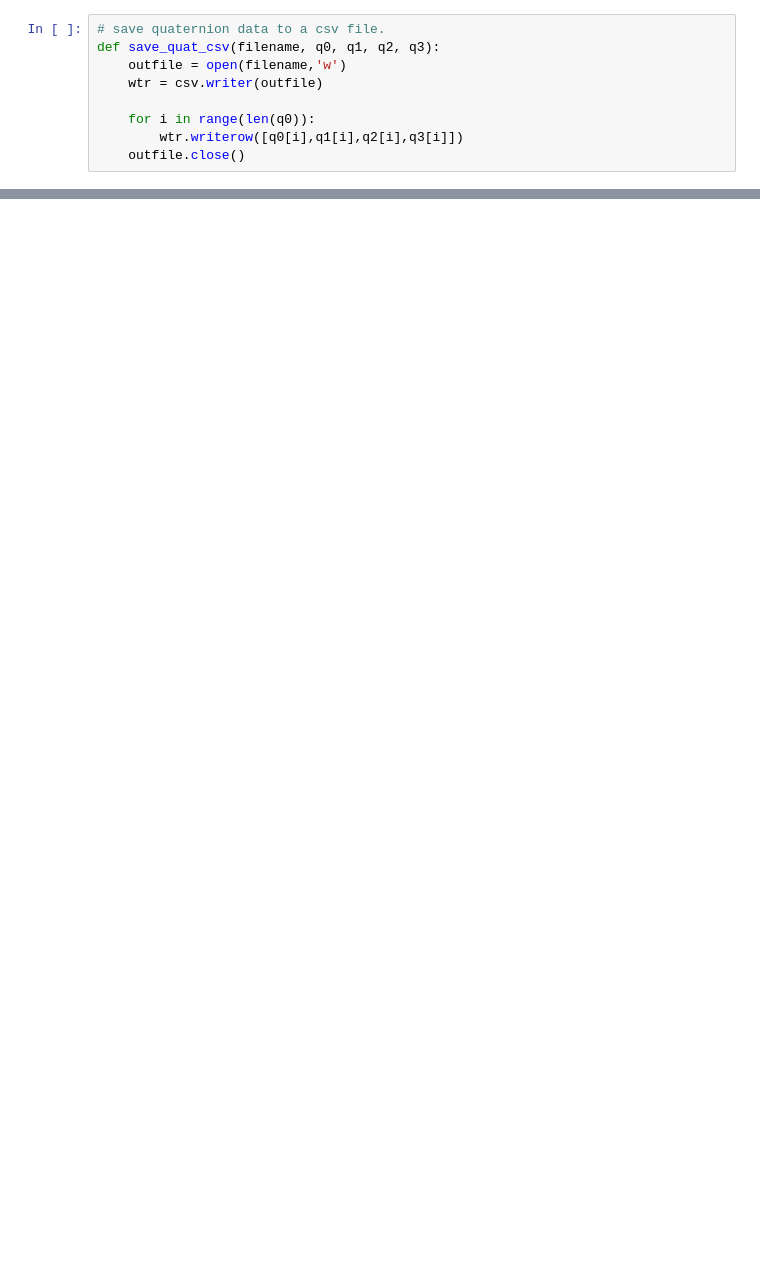
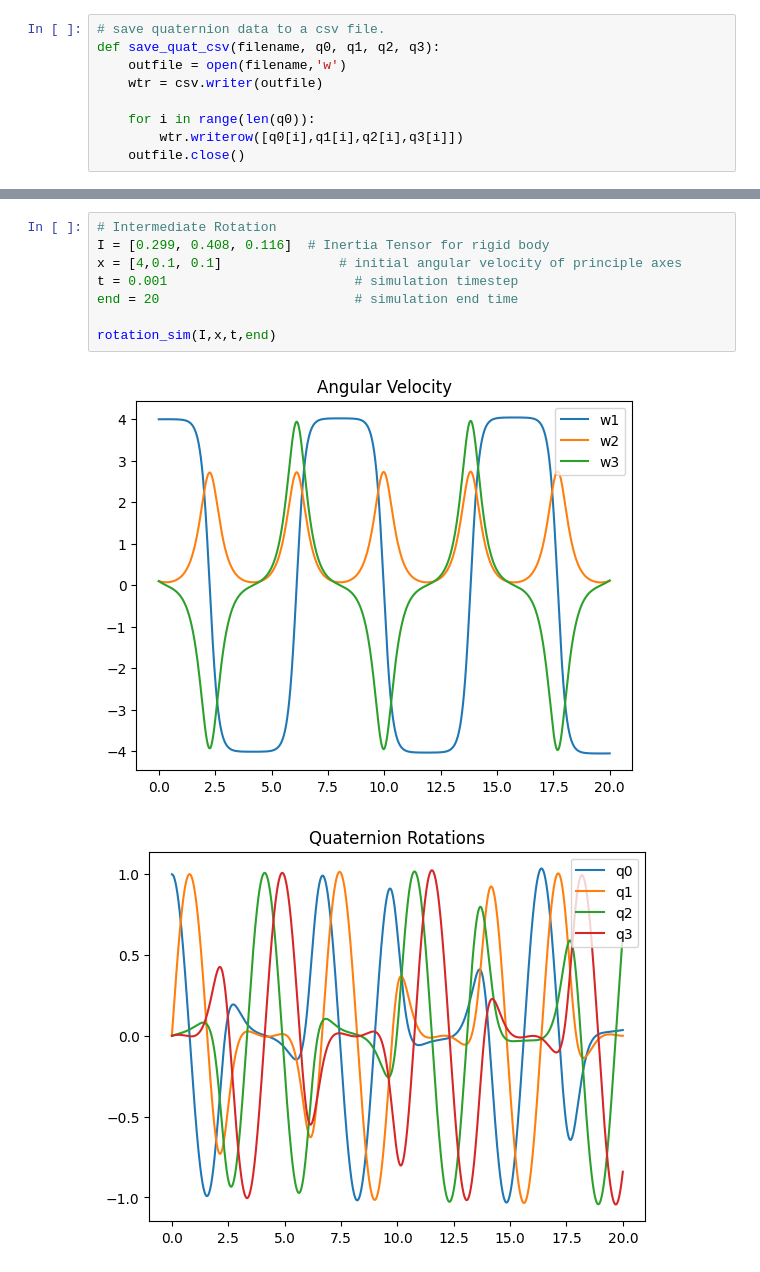
Before and after one commit to rportocarrero/Python, a Jupyter notebook: T-Handle.ipynb, the cells around one changed output, grey strips where cells are left out. Cells and saved outputs as stored; diff of their text form; blank space fills up the shorter version.

```diff
--- a/T-Handle.ipynb
+++ b/T-Handle.ipynb
@@ -130,0 +176,11 @@ save_quat_csv("T-handle_quat.csv",q0_out,q1_out,q2_out,q3_out)
+# %%
+# Intermediate Rotation
+I = [0.299, 0.408, 0.116]  # Inertia Tensor for rigid body
+x = [4,0.1, 0.1]               # initial angular velocity of principle axes
+t = 0.001                        # simulation timestep
+end = 20                         # simulation end time
+
+rotation_sim(I,x,t,end)
+# %% [output]
+[figure, added]
+[figure, added]
```
Also changed, not shown: parts of 11 cells of this notebook, 17 other files.
